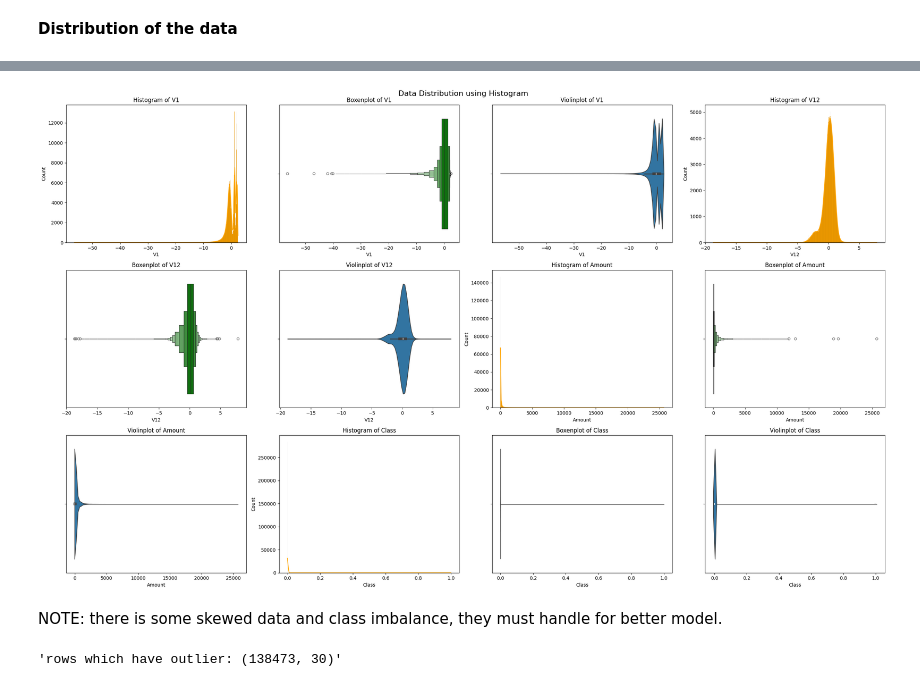
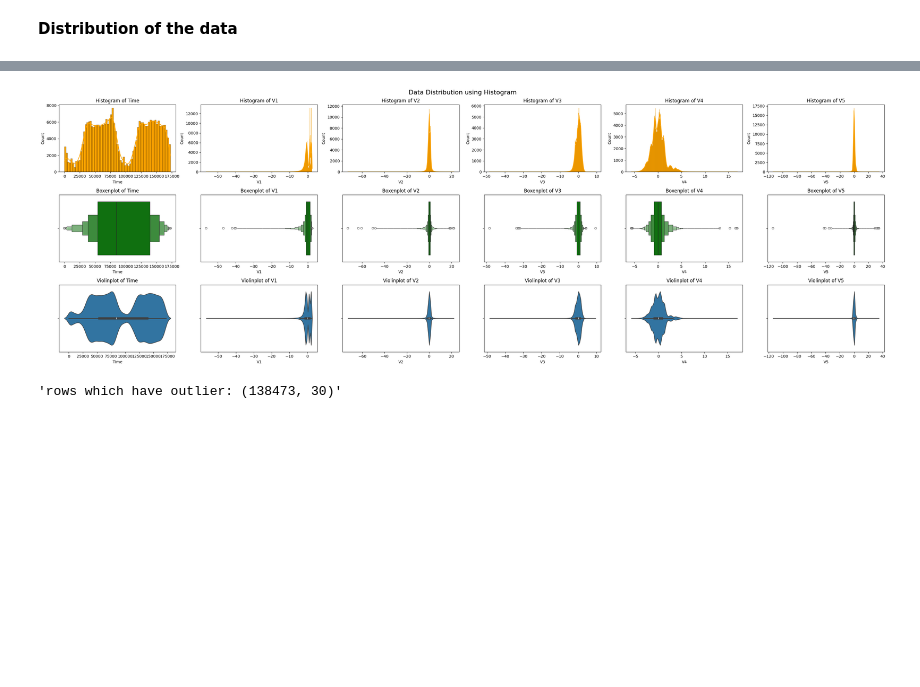
Before and after one commit to Nigatie-Sahlie/ML-Classification-Projects, a Jupyter notebook: notebooks/Fraud_detection.ipynb, the cells around one changed output, grey strips where cells are left out. Drawn from its saved outputs; the diff is of its cells as text; code cells hidden in the pictures; blank space fills up the shorter version.

Commit message:
update data visualization

```diff
--- a/notebooks/Fraud_detection.ipynb
+++ b/notebooks/Fraud_detection.ipynb
@@ -101,5 +88,5 @@ plt.show()
 # %%
 prep = importlib.reload(prep)
-group1 = ["Time", "V1", "V2", "V3","V4"]
-prep.sub_plot(frauded_df[group1], legitmate_df[group1], 3, 4, 35, 15, group1)
+group1 = ["Time", "V1", "V2", "V3","V4", "V5"]
+prep.sub_plot(frauded_df[group1], legitmate_df[group1], 3, 4, 35, 15, group1) #this method show the distribution of features for fraud and legitimate transactions
 # %% [output]
@@ -113,8 +94,5 @@ prep.sub_plot1(data_df, 7, 5, 30, 40, data_df.columns)
 # %%
 prep = importlib.reload(prep)
-skewed_data = ["V1", "V12", "Amount", "Class"]
-prep.sub_plot1(data_df[skewed_data], 3, 4, 25, 15, skewed_data)
+prep.sub_plots(data_df[group1], group1)
 # %% [output]
-[figure, old version]
+[figure, new version]
-# %% [markdown]
-NOTE: there is some skewed data and class imbalance, they must handle for better model.
```
Also changed, not shown: parts of 17 cells of this notebook, 1 other file.
